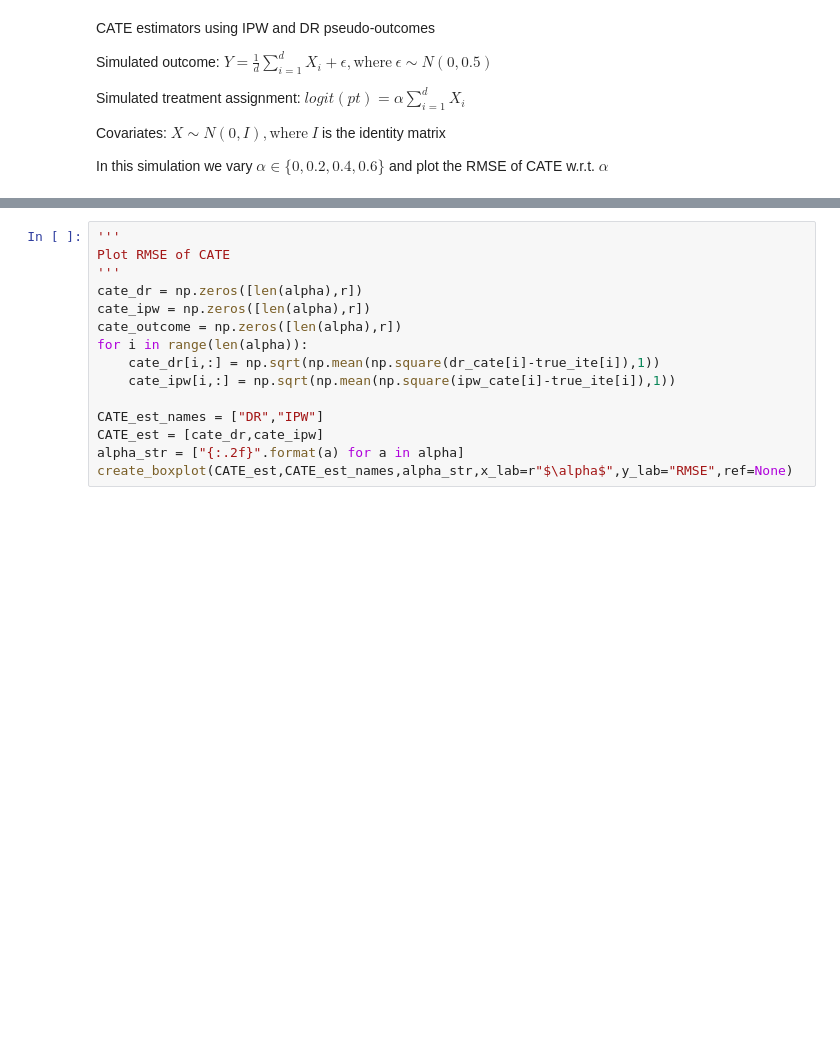
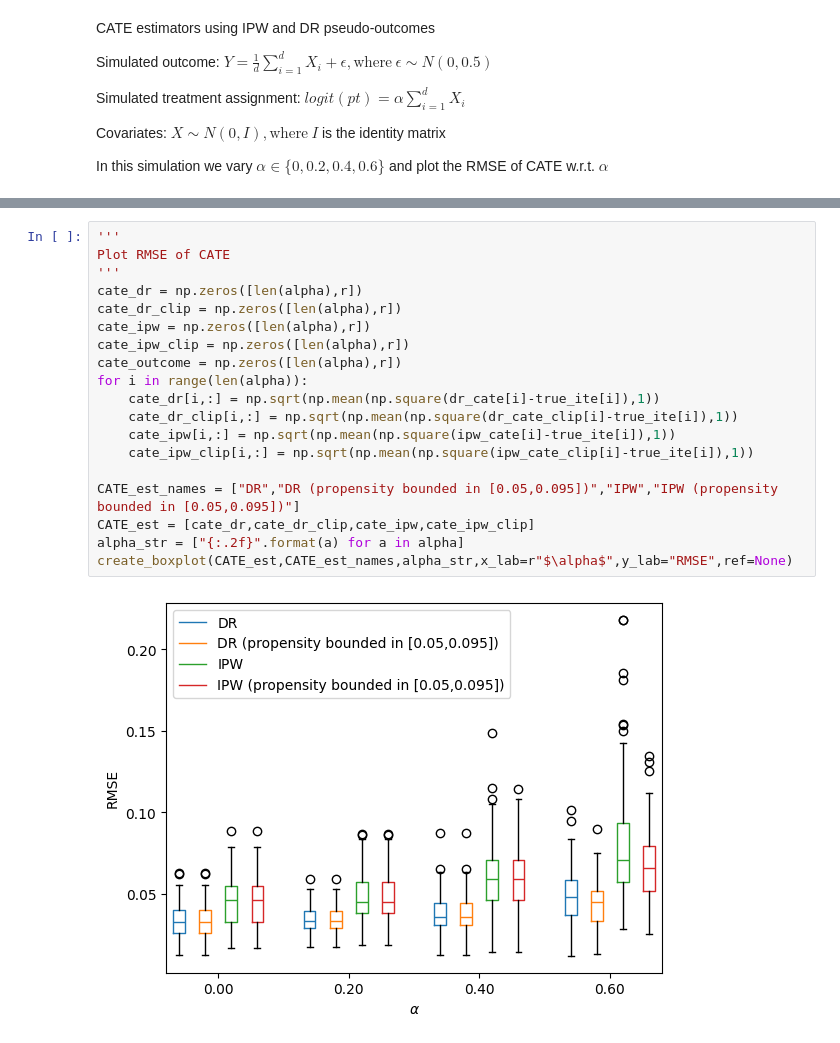
Before and after one commit to kpapangelou/Treatment-Effect-Estimation-Examples, a Jupyter notebook: ex2_positivity_violations.ipynb, the cells around one changed output, grey strips where cells are left out. Drawn from its saved outputs; the diff is of its cells as text; blank space fills up the shorter version.

Commit message:
propensity bounds

```diff
--- a/ex2_positivity_violations.ipynb
+++ b/ex2_positivity_violations.ipynb
@@ -73,15 +106,21 @@ for i in range(len(alpha)):
 # %%
 '''
 Plot RMSE of CATE
 '''
 cate_dr = np.zeros([len(alpha),r])
+cate_dr_clip = np.zeros([len(alpha),r])
 cate_ipw = np.zeros([len(alpha),r])
+cate_ipw_clip = np.zeros([len(alpha),r])
 cate_outcome = np.zeros([len(alpha),r])
 for i in range(len(alpha)):
     cate_dr[i,:] = np.sqrt(np.mean(np.square(dr_cate[i]-true_ite[i]),1))
+    cate_dr_clip[i,:] = np.sqrt(np.mean(np.square(dr_cate_clip[i]-true_ite[i]),1))
     cate_ipw[i,:] = np.sqrt(np.mean(np.square(ipw_cate[i]-true_ite[i]),1))
+    cate_ipw_clip[i,:] = np.sqrt(np.mean(np.square(ipw_cate_clip[i]-true_ite[i]),1))
 
-CATE_est_names = ["DR","IPW"]
-CATE_est = [cate_dr,cate_ipw]
+CATE_est_names = ["DR","DR (propensity bounded in [0.05,0.095])","IPW","IPW (propensity bounded in [0.05,0.095])"]
+CATE_est = [cate_dr,cate_dr_clip,cate_ipw,cate_ipw_clip]
 alpha_str = ["{:.2f}".format(a) for a in alpha]
 create_boxplot(CATE_est,CATE_est_names,alpha_str,x_lab=r"$\alpha$",y_lab="RMSE",ref=None)
+# %% [output]
+[figure, added]
```
Also changed, not shown: parts of 3 cells of this notebook, 8 other files.
